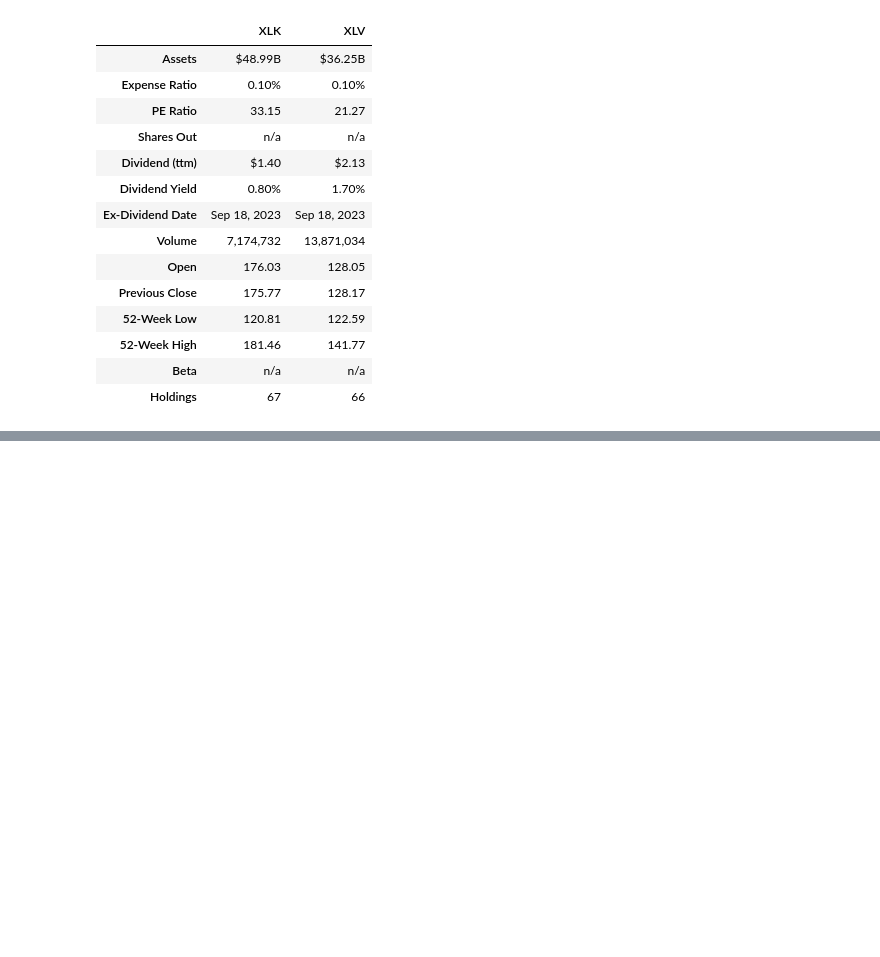
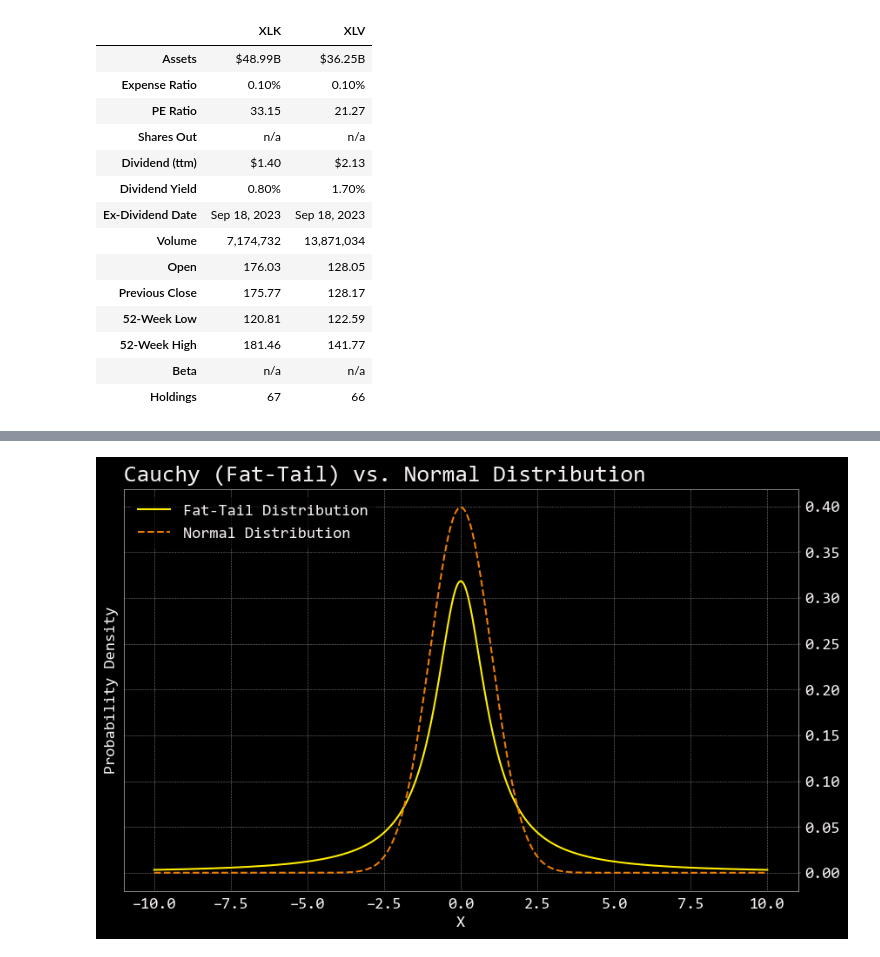
Before and after one commit to mikewenner/Data_Science, a Jupyter notebook: Untitled.ipynb, the cells around one changed output, grey strips where cells are left out. Saved outputs shown, nothing was run; the diff lists cells and outputs as text; code cells hidden in the pictures; blank space fills up the shorter version.

```diff
--- a/Untitled.ipynb
+++ b/Untitled.ipynb
@@ -292,0 +315,33 @@ openbb.etf.compare(['xlk', 'xlv'])
+# %%
+import numpy as np
+import matplotlib.pyplot as plt
+from scipy.stats import cauchy, norm
+
+# Range for the x-axis
+x = np.linspace(-10, 10, 1000)
+
+# Cauchy distribution (fat-tailed)
+y_cauchy = cauchy.pdf(x, loc=0, scale=1)  # loc is the mean, scale is the standard deviation
+
+# Normal distribution
+y_norm = norm.pdf(x, loc=0, scale=1)  # loc is the mean, scale is the standard deviation
+
+# Create the plot
+plt.figure(figsize=(10, 6))
+
+# Plot both distributions
+plt.plot(x, y_cauchy, label='Fat-Tail Distribution')
+plt.plot(x, y_norm, label='Normal Distribution', linestyle='--')
+
+# Adding titles and labels
+plt.title('Cauchy (Fat-Tail) vs. Normal Distribution')
+plt.xlabel('X')
+plt.ylabel('Probability Density')
+
+# Adding a legend
+plt.legend()
+
+# Show the plot
+plt.show()
+# %% [output]
+[figure, added]
```
Also changed, not shown: parts of 6 cells of this notebook, 2 other files.
